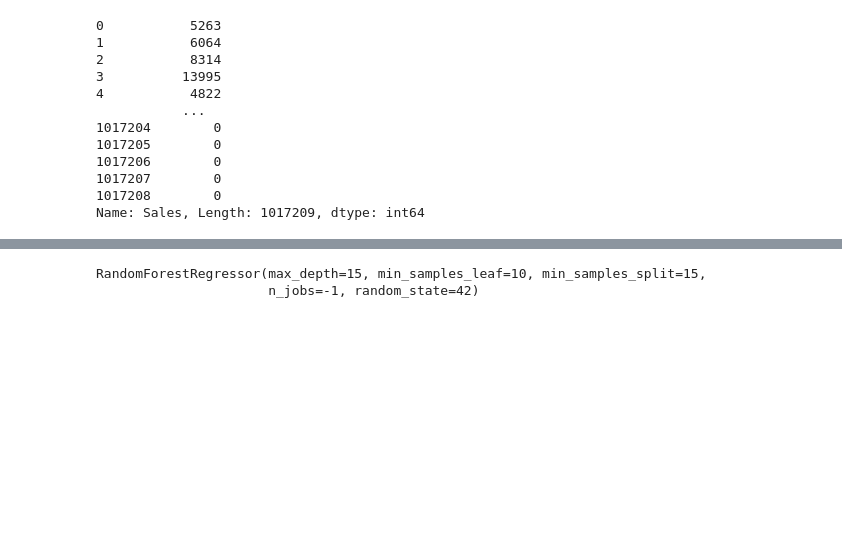
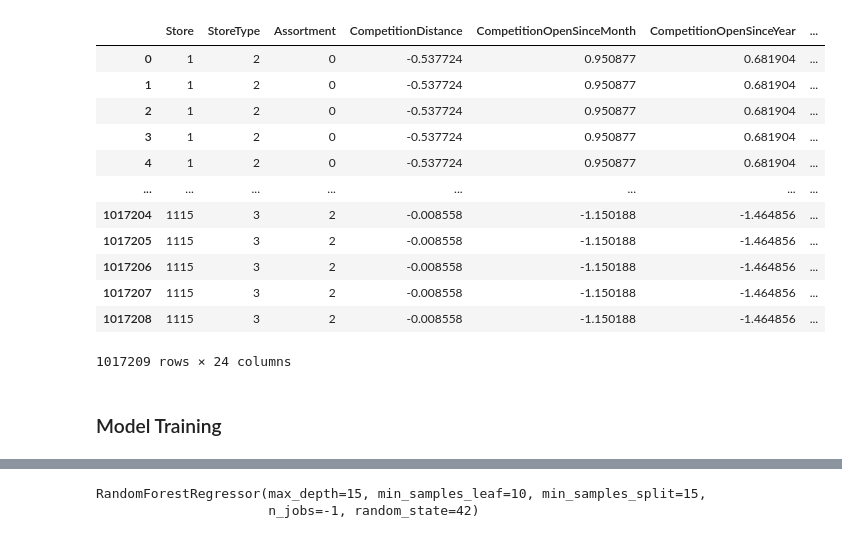
Before and after one commit to Leoul39/Rossmann-Pharmaceuticals-, a Jupyter notebook: notebooks/Cleaning.ipynb, the cells around one changed output, grey strips where cells are left out. Cells and saved outputs as stored; diff of their text form; code cells hidden in the pictures; blank space fills up the shorter version.

Commit message:
saving and updating the model

```diff
--- a/notebooks/Cleaning.ipynb
+++ b/notebooks/Cleaning.ipynb
@@ -33,17 +81,20 @@ test_df
 # %%
 ana=DataUpdate(store_df,train_df)
 dr=ana.transform()
-dr['Sales']
+dr
 # %% [output]
+|  | Store | StoreType | Assortment | CompetitionDistance | CompetitionOpenSinceMonth | CompetitionOpenSinceYear | ... |
+| 0 | 1 | 2 | 0 | -0.537724 | 0.950877 | 0.681904 | ... |
+| 1 | 1 | 2 | 0 | -0.537724 | 0.950877 | 0.681904 | ... |
+| 2 | 1 | 2 | 0 | -0.537724 | 0.950877 | 0.681904 | ... |
+| 3 | 1 | 2 | 0 | -0.537724 | 0.950877 | 0.681904 | ... |
+| 4 | 1 | 2 | 0 | -0.537724 | 0.950877 | 0.681904 | ... |
+| ... | ... | ... | ... | ... | ... | ... | ... |
+| 1017204 | 1115 | 3 | 2 | -0.008558 | -1.150188 | -1.464856 | ... |
+| 1017205 | 1115 | 3 | 2 | -0.008558 | -1.150188 | -1.464856 | ... |
+| 1017206 | 1115 | 3 | 2 | -0.008558 | -1.150188 | -1.464856 | ... |
+| 1017207 | 1115 | 3 | 2 | -0.008558 | -1.150188 | -1.464856 | ... |
+| 1017208 | 1115 | 3 | 2 | -0.008558 | -1.150188 | -1.464856 | ... |
-0           5263
-1           6064
-2           8314
-3          13995
-4           4822
-           ...
-1017204        0
-1017205        0
-1017206        0
-1017207        0
-1017208        0
-Name: Sales, Length: 1017209, dtype: int64
+1017209 rows × 24 columns
+# %% [markdown]
+### Model Training
```
Also changed, not shown: parts of 19 cells of this notebook.
